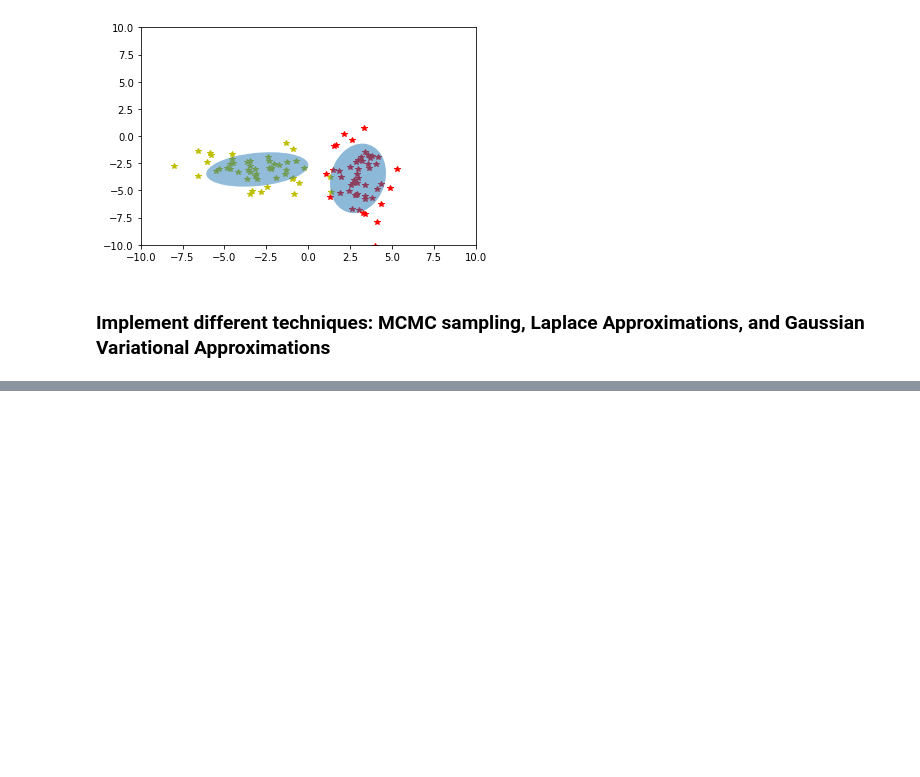
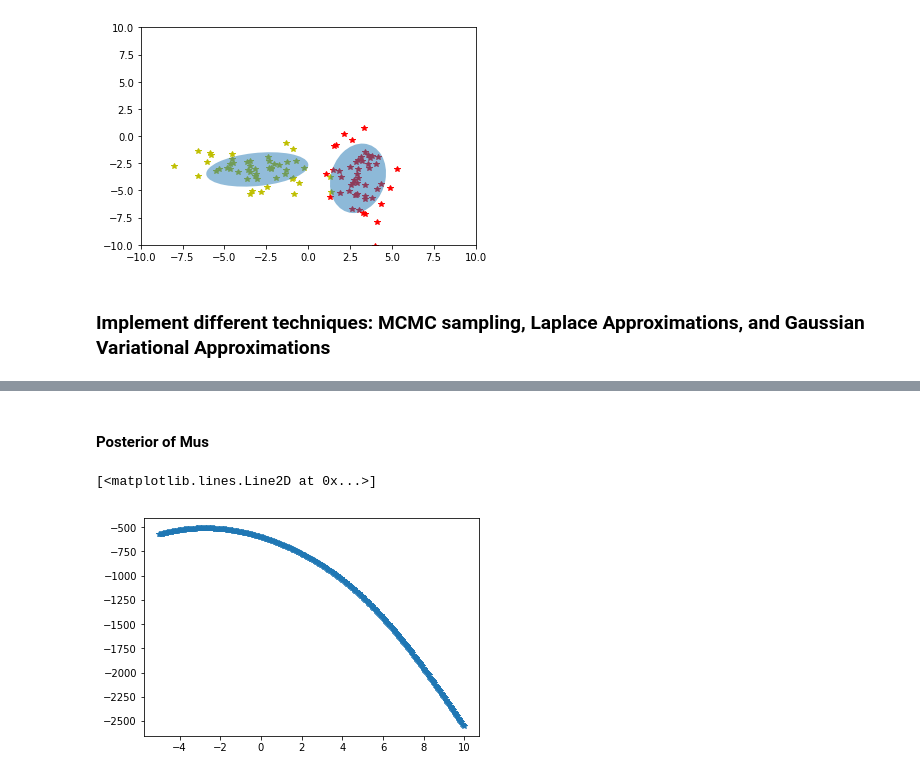
Before and after one commit to anhnguyendepocen/bayes_comp, a Jupyter notebook: notebook/Gaussian Mixture Model.ipynb, the cells around one changed output, grey strips where cells are left out. Drawn from its saved outputs; the diff is of its cells as text; code cells hidden in the pictures; blank space fills up the shorter version.

```diff
--- a/notebook/Gaussian Mixture Model.ipynb
+++ b/notebook/Gaussian Mixture Model.ipynb
@@ -115,0 +197,13 @@ plt.plot(sample2[:,0],sample2[:,1],'y*',zorder = 0)
+# %% [markdown]
+#### Posterior of Mus
+# %%
+mus_proposal = np.arange(-5,10,0.04)
+post = []
+for mu in mus_proposal:
+    mus = np.array([mu1,mu])
+    post.append(log_posterior_data([mus, sigmas_true, pis_true]))
+
+plt.plot(mus_proposal, post, '*')
+# %% [output]
+[<matplotlib.lines.Line2D at 0x...>]
+[figure, added]
```
Also changed, not shown: parts of 31 cells of this notebook.
